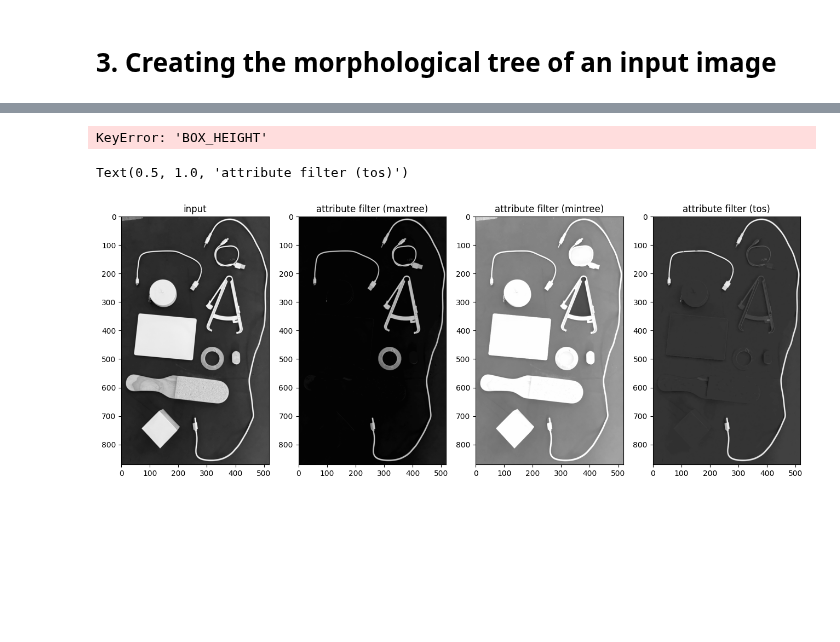
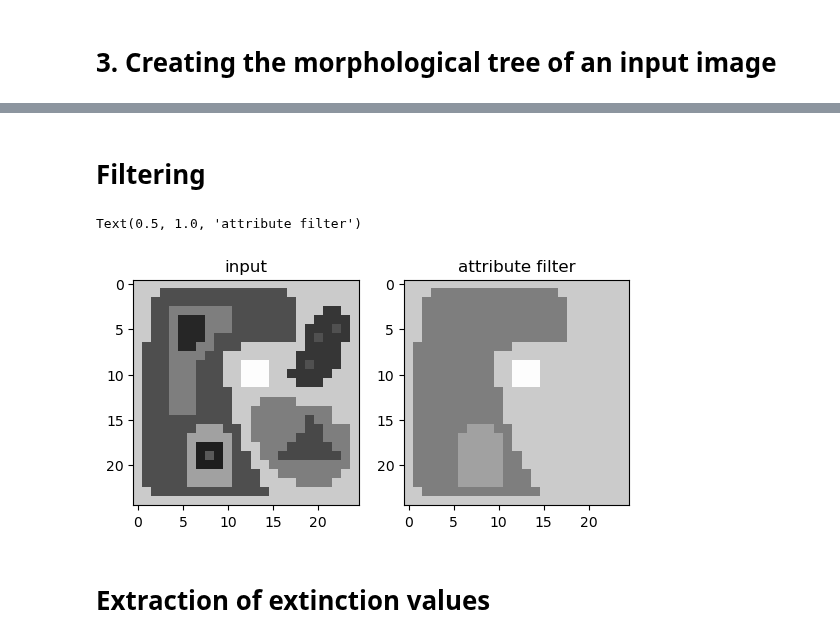
Before and after one commit to wonderalexandre/mmcfilters, a Jupyter notebook: notebooks/SimpleExamples.ipynb, the cells around one changed output, grey strips where cells are left out. Cells and saved outputs as stored; diff of their text form; code cells hidden in the pictures; blank space fills up the shorter version.

```diff
--- a/notebooks/SimpleExamples.ipynb
+++ b/notebooks/SimpleExamples.ipynb
@@ -187,8 +151,9 @@ imgInput = np.array([
 ], dtype=np.uint8)
 (num_rows, num_cols) = imgInput.shape
 
-isMaxtree = True
+isMaxtree = False
 tree = mmcfilters.MorphologicalTree(imgInput, num_rows, num_cols, isMaxtree)
+Type = mmcfilters.Attribute.Type
 
 showLevelSets(imgInput)
 print("\n\n")
@@ -313,59 +268,21 @@ for [node, countor] in contoursMT.contours(tree.root):
-# %%
-attr_type = mmcfilters.Attribute.BOX_HEIGHT
-threshold = 50
-
-att_maxtree = attrs_maxtree[:,attr_type]
-att_mintree = attrs_mintree[:,attr_type]
-att_tos = attrs_tos[:,attr_type]
-
-imgFilteredMaxtree = filterMaxtree.filteringDirectRule(att_maxtree > threshold)
-imgFilteredMintree = filterMintree.filteringDirectRule(att_mintree > threshold)
-imgFilteredToS = filterToS.filteringDirectRule(att_tos > threshold)
-
-plt.subplot(1,4, 1)
-plt.imshow(imgInput, cmap='gray', vmax=255, vmin=0)
-plt.title('input')
-
-plt.subplot(1,4, 2)
-plt.imshow(imgFilteredMaxtree.reshape(num_rows, num_cols), cmap='gray', vmax=255, vmin=0)
-plt.title('attribute filter (maxtree)')
-
-plt.subplot(1,4, 3)
-plt.imshow(imgFilteredMintree.reshape(num_rows, num_cols), cmap='gray', vmax=255, vmin=0)
-plt.title('attribute filter (mintree)')
-
-plt.subplot(1,4, 4)
-plt.imshow(imgFilteredToS.reshape(num_rows, num_cols), cmap='gray', vmax=255, vmin=0)
-plt.title('attribute filter (tos)')
-# %% [output]
-KeyError: 'BOX_HEIGHT'
+# %% [markdown]
+# Filtering
 # %%
-attr_type = dic['HU_MOMENT_1_INERTIA']
-threshold = 0.2
+attrValue = mmcfilters.Attribute.computeSingleAttribute(tree, Type.GRAY_HEIGHT)
+threshold = 80
 
-att_maxtree = attrs_maxtree[:,attr_type]
-att_mintree = attrs_mintree[:,attr_type]
-att_tos = attrs_tos[:,attr_type]
+attFilter = mmcfilters.AttributeFilters(tree)
+imgFiltered = attFilter.filteringSubtractiveRule(attrValue > threshold)
 
-imgFilteredMaxtree = filterMaxtree.filteringSubtractiveRule(att_maxtree > threshold)
-imgFilteredMintree = filterMintree.filteringSubtractiveRule(att_mintree > threshold)
-imgFilteredToS = filterToS.filteringSubtractiveRule(att_tos > threshold)
-
-plt.subplot(1,4, 1)
+plt.subplot(1,2, 1)
 plt.imshow(imgInput, cmap='gray', vmax=255, vmin=0)
 plt.title('input')
 
-plt.subplot(1,4, 2)
-plt.imshow(imgFilteredMaxtree.reshape(num_rows, num_cols), cmap='gray', vmax=255, vmin=0)
-plt.title('attribute filter (maxtree)')
-
-plt.subplot(1,4, 3)
-plt.imshow(imgFilteredMintree.reshape(num_rows, num_cols), cmap='gray', vmax=255, vmin=0)
-plt.title('attribute filter (mintree)')
-
-plt.subplot(1,4, 4)
-plt.imshow(imgFilteredToS.reshape(num_rows, num_cols), cmap='gray', vmax=255, vmin=0)
-plt.title('attribute filter (tos)')
+plt.subplot(1,2, 2)
+plt.imshow(imgFiltered.reshape(num_rows, num_cols), cmap='gray', vmax=255, vmin=0)
+plt.title('attribute filter')
 # %% [output]
-Text(0.5, 1.0, 'attribute filter (tos)')
+Text(0.5, 1.0, 'attribute filter')
-[figure, old version]
+[figure, new version]
+# %% [markdown]
+# Extraction of extinction values
```
Also changed, not shown: parts of 20 cells of this notebook, 9 other files.
